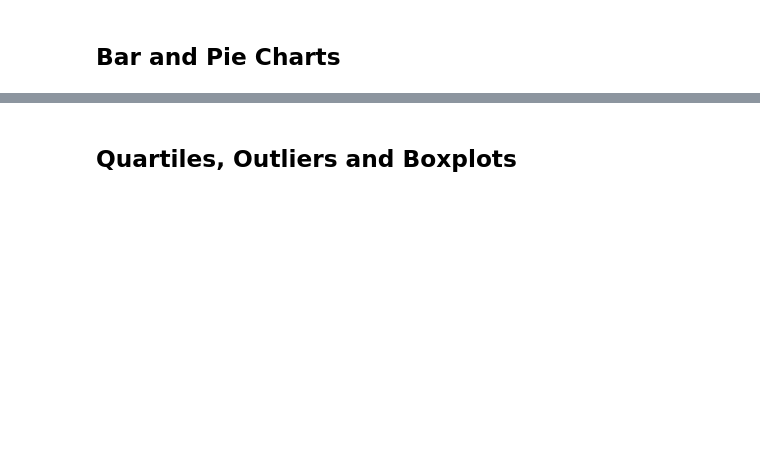
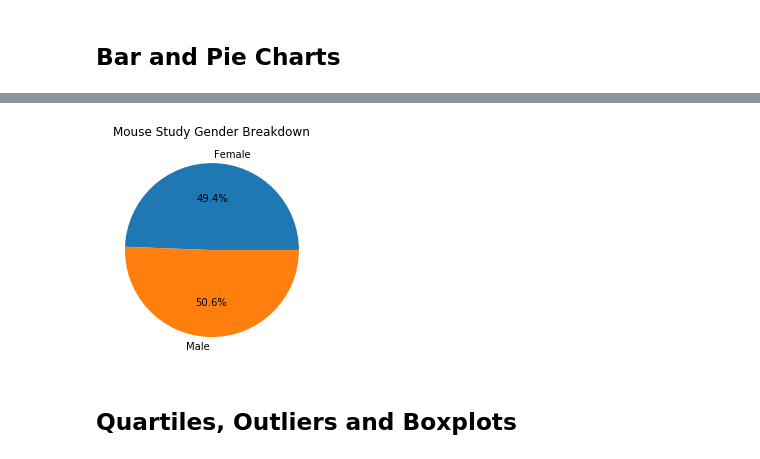
Before and after one commit to carlymckelvy/matplotlib, a Jupyter notebook: pymaceuticals_starter.ipynb, the cells around one changed output, grey strips where cells are left out. Saved outputs shown, nothing was run; the diff lists cells and outputs as text; code cells hidden in the pictures; blank space fills up the shorter version.

```diff
--- a/pymaceuticals_starter.ipynb
+++ b/pymaceuticals_starter.ipynb
@@ -200,7 +199,11 @@ KeyError: 'counts'
 # %%
 # Generate a pie plot showing the distribution of female versus male mice using pyplot
-plt.pie(counts, labels=gender)
+plt.pie(mice_counts, labels=mice_counts.index, autopct='%1.1f%%')
+plt.title("Mouse Study Gender Breakdown")
 plt.show()
+# mice_counts
+# %% [output]
+[figure, added]
 # %% [markdown]
 ## Quartiles, Outliers and Boxplots
 # %%
```
Also changed, not shown: parts of 16 cells of this notebook.
